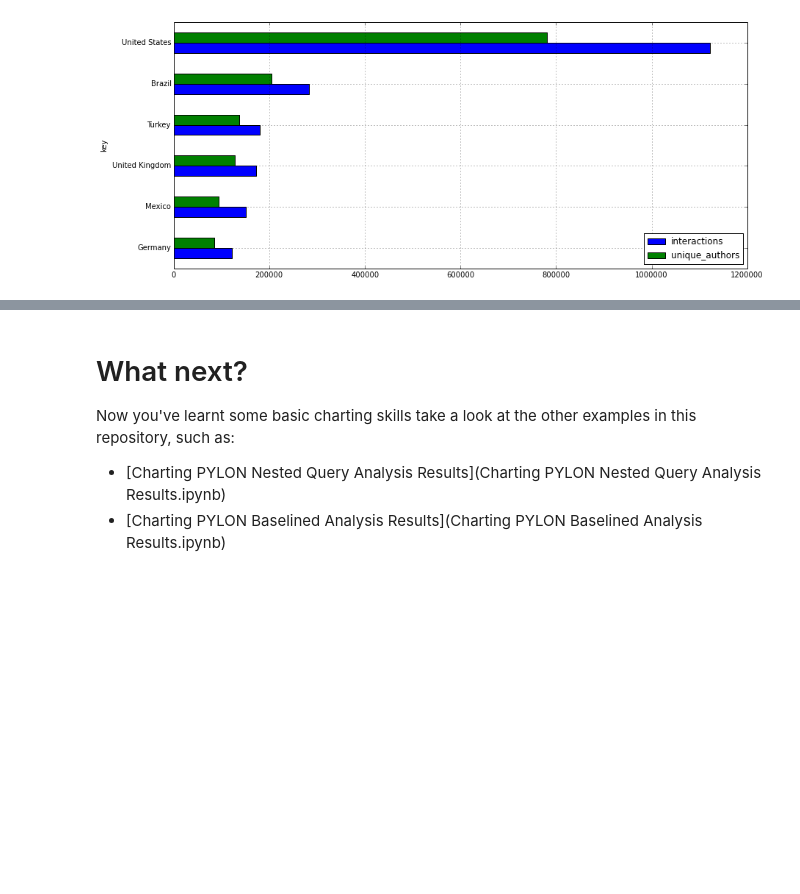
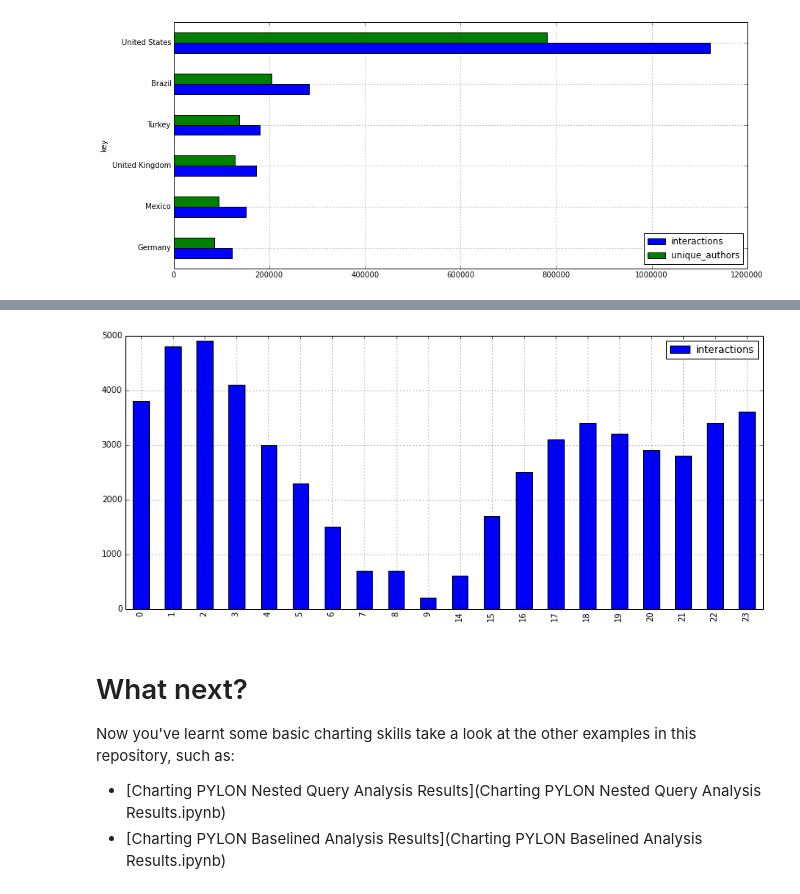
Before and after one commit to MeltwaterArchive/datasift-examples, a Jupyter notebook: pylon/ipython/facebook-topic-data/Charting PYLON Analysis Results.ipynb, the cells around one changed output, grey strips where cells are left out. Saved outputs shown, nothing was run; the diff lists cells and outputs as text; code cells hidden in the pictures; blank space fills up the shorter version.

Commit message:
Added aggregated time series plotting

```diff
--- a/pylon/ipython/facebook-topic-data/Charting PYLON Analysis Results.ipynb
+++ b/pylon/ipython/facebook-topic-data/Charting PYLON Analysis Results.ipynb
@@ -190,3 +208,23 @@ chart_freqdist(fd_result)
+# %%
+# Plots a time series, aggregated by count of interactions in each hour
+def chart_aggregated_hourly_interactions(ts_result):
+
+    # Check result is not redacted
+    if not ts_result['analysis']['redacted']:
+
+        # Extract result data to dataframe
+        df = pd.DataFrame.from_records(ts_result['analysis']['results'],index='key',exclude=['unique_authors'])
+        df.index=df.index.map(datetime.datetime.fromtimestamp)
+
+        # Aggregate results by hour
+        df = pd.DataFrame(df.groupby(df.index.map(lambda t: t.hour)).interactions.sum())
+
+        # Sort the data and plot a chart
+        df.sort_index().plot(kind='bar', figsize=(14,6))
+
+chart_aggregated_hourly_interactions(ts_multi_days)
+# %% [output]
+[figure, added]
 # %% [markdown]
 # What next?
 
```
Also changed, not shown: parts of 3 cells of this notebook, 3 other files.
